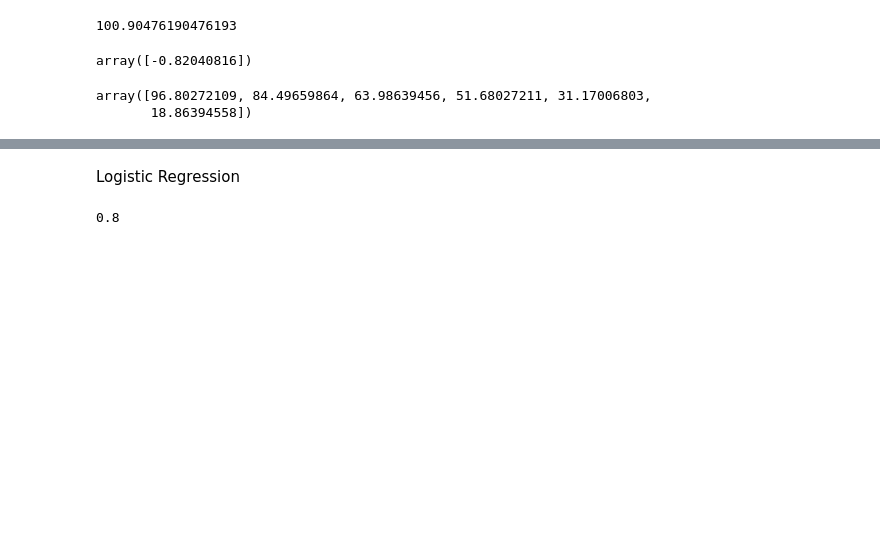
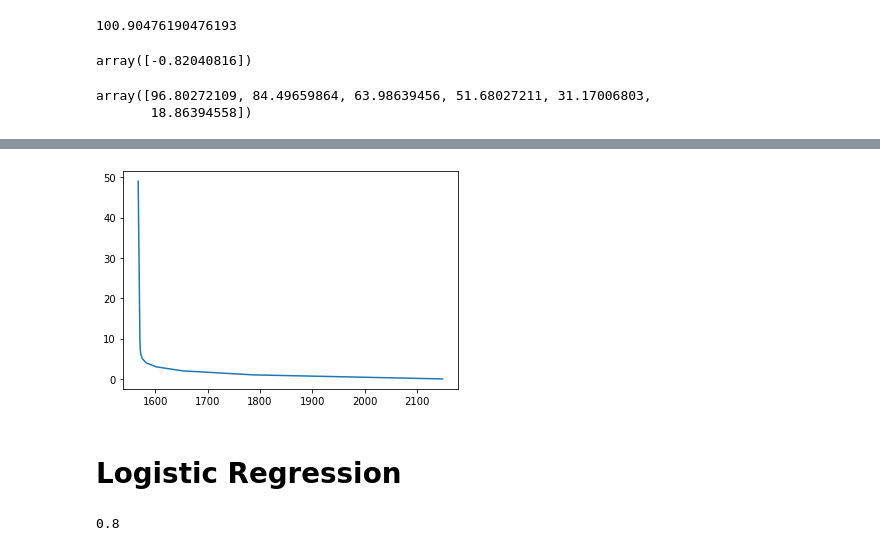
Before and after one commit to Ankit-Sidana/Jupyter_Notebook, a Jupyter notebook: Task_2.ipynb, the cells around one changed output, grey strips where cells are left out. Saved outputs shown, nothing was run; the diff lists cells and outputs as text; code cells hidden in the pictures; blank space fills up the shorter version.

```diff
--- a/Task_2.ipynb
+++ b/Task_2.ipynb
@@ -35,0 +52,17 @@ array([96.80272109, 84.49659864, 63.98639456, 51.68027211, 31.17006803,
+# %%
+def linreg(x,y,alpha,itr):
+    m = y.size
+    theta = np.zeros((2,1))
+    cost_list = []
+
+    for i in range(itr):
+
+        hx = np.dot(x,theta)
+        cost = (1/(2*m))*np.sum(np.square(hx - y))
+
+        theta_n = (1/m)*np.dot(x.T,hx-y)
+        theta = theta - alpha * theta_n
+
+        cost_list.append(cost)
+
+    return theta, cost_list
@@ -36,3 +77,9 @@ array([96.80272109, 84.49659864, 63.98639456, 51.68027211, 31.17006803,
+# %%
+arn = np.arange(0,itr)
+plt.plot(cost_list,arn)
+plt.show()
+# %% [output]
+[figure, added]
 # %% [markdown]
-Logistic Regression
+# Logistic Regression
 # %%
```
Also changed, not shown: parts of 25 cells of this notebook, 1 other file.
